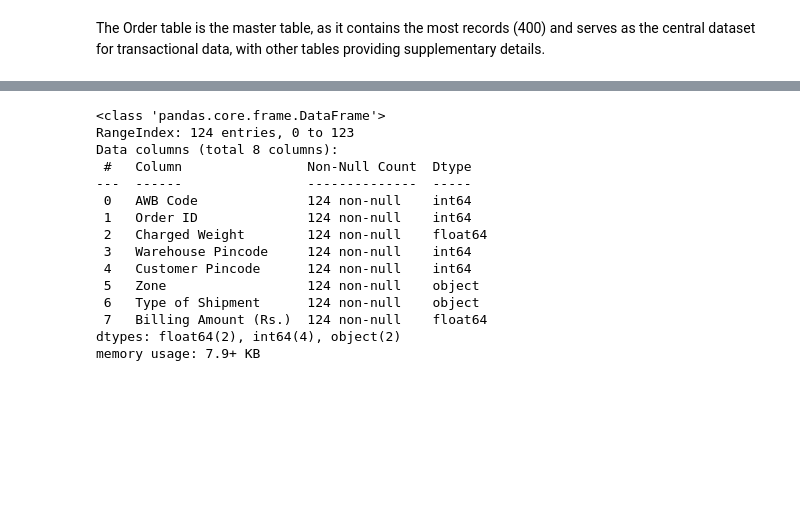
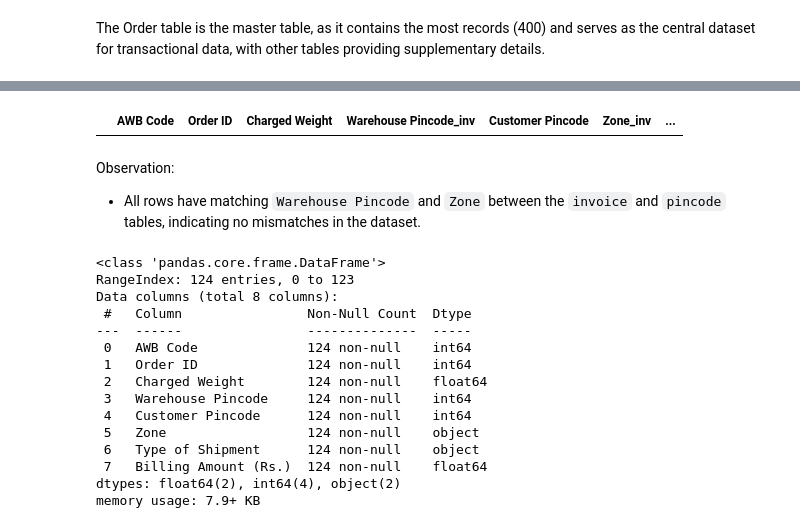
Before and after one commit to rashmiKumari03/B2B-Shipping-Cost-Accuracy, a Jupyter notebook: B2B_Shipping_Cost_Accuracy/exp_notebook/b2b_shipping_cost_accuracy.ipynb, the cells around one changed output, grey strips where cells are left out. Cells and saved outputs as stored; diff of their text form; code cells hidden in the pictures; blank space fills up the shorter version.

```diff
--- a/B2B_Shipping_Cost_Accuracy/exp_notebook/b2b_shipping_cost_accuracy.ipynb
+++ b/B2B_Shipping_Cost_Accuracy/exp_notebook/b2b_shipping_cost_accuracy.ipynb
@@ -25,9 +24,9 @@ os.getcwd()  #This is the current directory
 # %%
-courier=pd.read_csv(r'G:\DataScienceXpert_End_to_End_Soltuion_for_Key_Domains\B2B_Shipping_Cost_Accuracy\b2b_data\Courier Company - Rates.csv')
-invoice = pd.read_csv(r'G:\DataScienceXpert_End_to_End_Soltuion_for_Key_Domains\B2B_Shipping_Cost_Accuracy\b2b_data\Invoice.csv')
-order = pd.read_csv(r'G:\DataScienceXpert_End_to_End_Soltuion_for_Key_Domains\B2B_Shipping_Cost_Accuracy\b2b_data\Order Report.csv')
-pincode = pd.read_csv(r'G:\DataScienceXpert_End_to_End_Soltuion_for_Key_Domains\B2B_Shipping_Cost_Accuracy\b2b_data\pincodes.csv')
-sku = pd.read_csv(r'G:\DataScienceXpert_End_to_End_Soltuion_for_Key_Domains\B2B_Shipping_Cost_Accuracy\b2b_data\SKU Master.csv')
+courier=pd.read_csv(r'G:\DataScienceXpert_End_to_End_Solution_for_Key_Domains\B2B_Shipping_Cost_Accuracy\b2b_data\Courier Company - Rates.csv')
+invoice = pd.read_csv(r'G:\DataScienceXpert_End_to_End_Solution_for_Key_Domains\B2B_Shipping_Cost_Accuracy\b2b_data\Invoice.csv')
+order = pd.read_csv(r'G:\DataScienceXpert_End_to_End_Solution_for_Key_Domains\B2B_Shipping_Cost_Accuracy\b2b_data\Order Report.csv')
+pincode = pd.read_csv(r'G:\DataScienceXpert_End_to_End_Solution_for_Key_Domains\B2B_Shipping_Cost_Accuracy\b2b_data\pincodes.csv')
+sku = pd.read_csv(r'G:\DataScienceXpert_End_to_End_Solution_for_Key_Domains\B2B_Shipping_Cost_Accuracy\b2b_data\SKU Master.csv')
 # %%
 courier.head()
 # %% [output]
@@ -536,0 +655,10 @@ memory usage: 1.2+ KB
+# %%
+# Lets handle the duplicate values:
+order.drop_duplicates(inplace=True)
+pincode.drop_duplicates(subset='Customer Pincode',inplace=True)
+sku.drop_duplicates(inplace=True)
+
+# Checking for Duplicate Values in  Table again!!!
+print("Total Number of Duplicate Values present in order table:",order.duplicated().sum())
+print("Total Number of Duplicate Values present in pincode table:",pincode.duplicated().sum())
+print("Total Number of Duplicate Values present in sku table:",sku.duplicated().sum())
@@ -541,0 +827,14 @@ The Order table is the master table, as it contains the most records (400) and s
+# %%
+# Filter where 'Warehouse Pincode_inv' is not equal to 'Warehouse Pincode' and 'Zone_inv' is not equal to 'Zone_pincode'
+filtered_invoice_pincode = invoice_pincode[(invoice_pincode['Warehouse Pincode_inv'] != invoice_pincode['Warehouse Pincode_pincode']) &
+                                           (invoice_pincode['Zone_inv'] != invoice_pincode['Zone_pincode'])]
+
+# Display the filtered data
+filtered_invoice_pincode
+# %% [output]
+|  | AWB Code | Order ID | Charged Weight | Warehouse Pincode_inv | Customer Pincode | Zone_inv | ... |
+# %% [markdown]
+<h7 style="color:gold;font-style:italic; font-family:Georgia">Observation:</h7>
+
+
+- All rows have matching `Warehouse Pincode` and `Zone` between the `invoice` and `pincode` tables, indicating no mismatches in the dataset.
```
Also changed, not shown: parts of 47 cells of this notebook, 1 other file.
